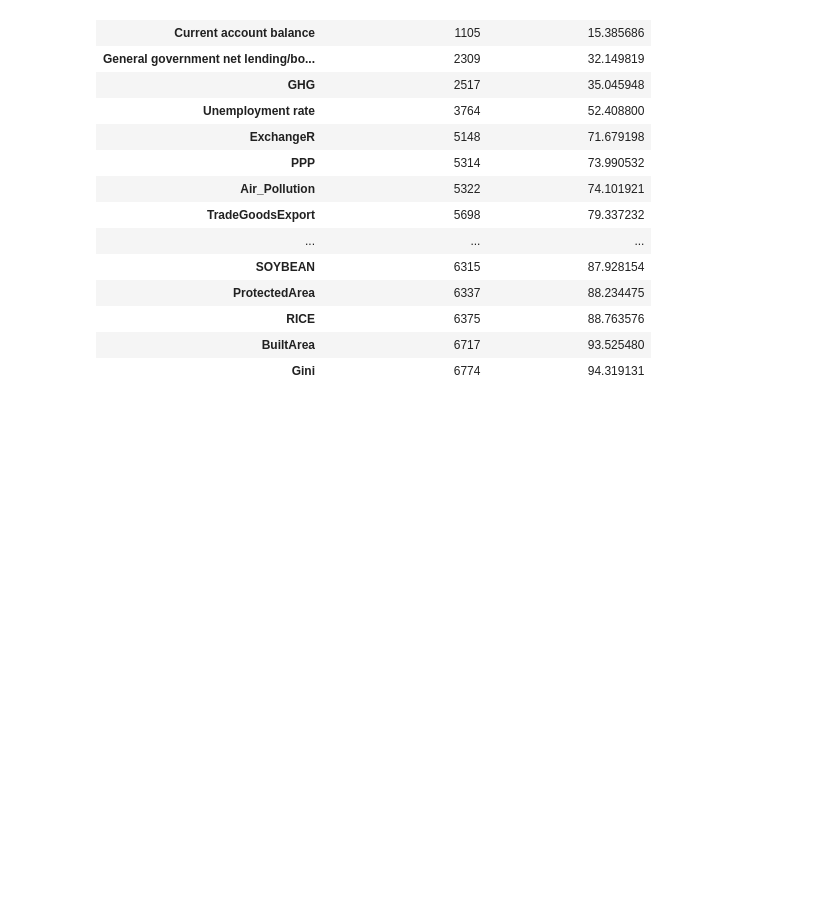
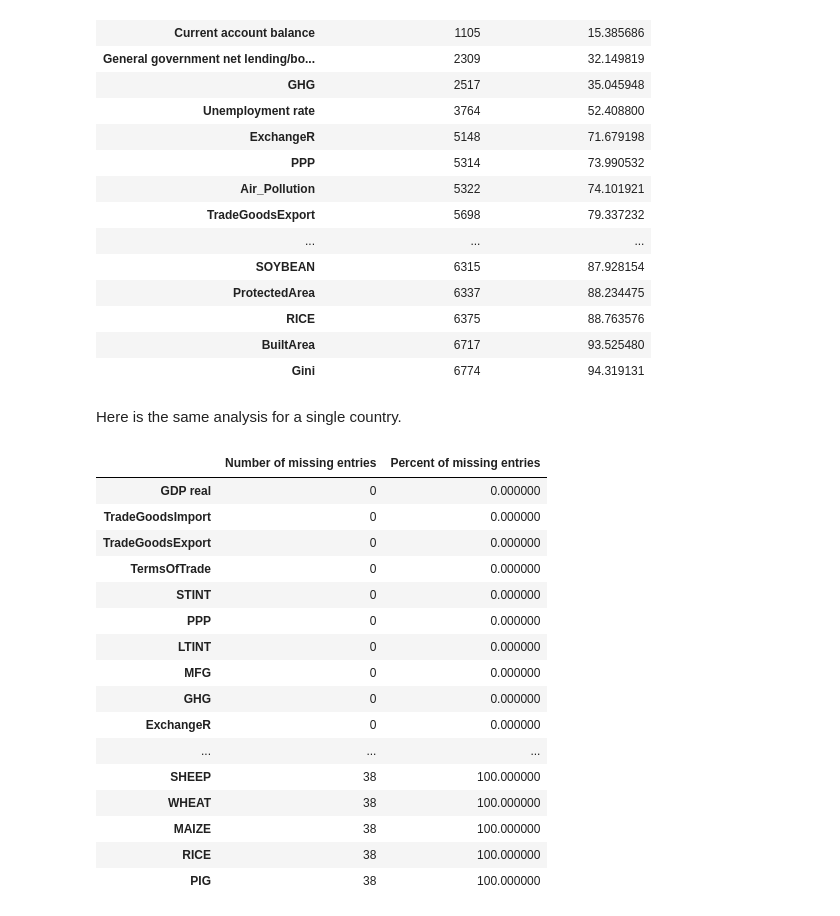
Before and after one commit to felix-ha/cfds_project, a Jupyter notebook: project_notebook.ipynb, the cells around one changed output. Cells and saved outputs as stored; diff of their text form; code cells hidden in the pictures; blank space fills up the shorter version.

Commit message:
filtered missing data

```diff
--- a/project_notebook.ipynb
+++ b/project_notebook.ipynb
@@ -498,3 +501,48 @@ df_missing.sort_values(by='Percent of missing entries', ascending=1)
 | RICE | 6375 | 88.763576 |
 | BuiltArea | 6717 | 93.525480 |
 | Gini | 6774 | 94.319131 |
+# %% [markdown]
+Here is the same analysis for a single country.
+# %%
+country = 'France'
+
+def get_overview_missing_values(country):
+    variables = database[country].columns
+    missing_dict = {var:0 for var in variables}
+
+
+    df =  database[country]
+    number_of_observations = df.shape[0]
+
+    for column in df.columns:
+        column_current = df[column]
+        number_of_missing_observations = sum(column_current.isnull())
+        missing_dict[column] += number_of_missing_observations
+
+    df_missing = pd.DataFrame.from_dict(missing_dict, orient='index')
+    df_missing.columns = ['Number of missing entries']
+    df_missing['Percent of missing entries'] = df_missing['Number of missing entries'] / number_of_observations * 100
+    df_missing = df_missing.sort_values(by='Percent of missing entries', ascending=1)
+
+    return df_missing
+
+df_missing = get_overview_missing_values(country)
+df_missing
+# %% [output]
+|  | Number of missing entries | Percent of missing entries |
+| GDP real | 0 | 0.000000 |
+| TradeGoodsImport | 0 | 0.000000 |
+| TradeGoodsExport | 0 | 0.000000 |
+| TermsOfTrade | 0 | 0.000000 |
+| STINT | 0 | 0.000000 |
+| PPP | 0 | 0.000000 |
+| LTINT | 0 | 0.000000 |
+| MFG | 0 | 0.000000 |
+| GHG | 0 | 0.000000 |
+| ExchangeR | 0 | 0.000000 |
+| ... | ... | ... |
+| SHEEP | 38 | 100.000000 |
+| WHEAT | 38 | 100.000000 |
+| MAIZE | 38 | 100.000000 |
+| RICE | 38 | 100.000000 |
+| PIG | 38 | 100.000000 |
```
Also changed, not shown: parts of 18 cells of this notebook.
